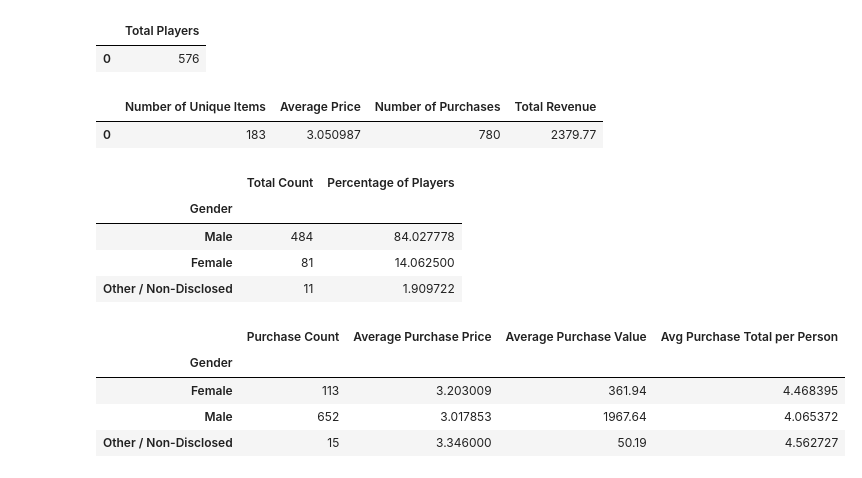
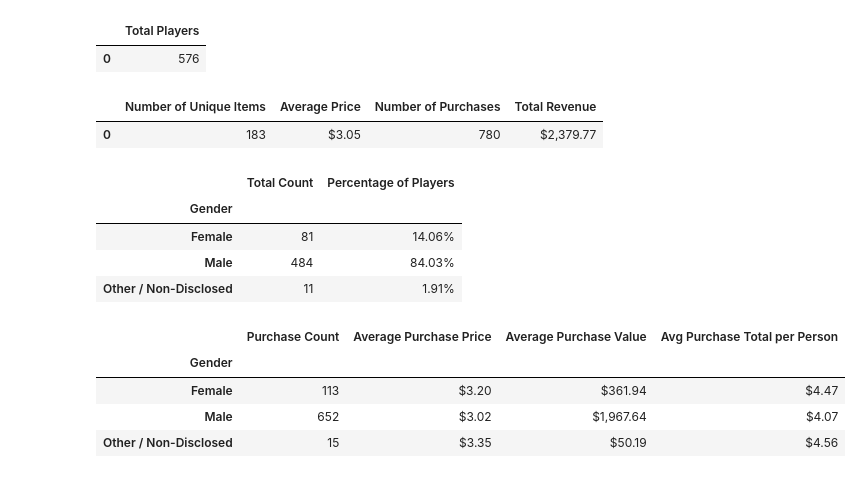
Before and after one commit to ckaady/pandas-challenge, a Jupyter notebook: HeroesOfPymoli/HeroesOfPymoli.ipynb, the cells around one changed output. Cells and saved outputs as stored; diff of their text form; code cells hidden in the pictures.

```diff
--- a/HeroesOfPymoli/HeroesOfPymoli.ipynb
+++ b/HeroesOfPymoli/HeroesOfPymoli.ipynb
@@ -36,7 +36,7 @@ player_count
 |  | Total Players |
 | 0 | 576 |
 # %%
-### Purchasing Analysis
+### PURCHASING ANALYSIS
 
 # Calculate unique items, average price, purchase count, and revenue
 unique_item_count = len((purchase_data_df["Item ID"]).unique())
@@ -50,15 +50,12 @@ purchase_analysis_df = pd.DataFrame({"Number of Unique Items":[unique_item_count
 
 ## RETURN TO THIS STEP
 # currency format: avg price and revenue
-#purchase_analysis_df.style.format({'Average Price' : '{:.2f}'})
-
-# show table
-purchase_analysis_df
+purchase_analysis_df.style.format({'Average Price' : '${:,.2f}', 'Total Revenue' : '${:,.2f}'})
 # %% [output]
 |  | Number of Unique Items | Average Price | Number of Purchases | Total Revenue |
-| 0 | 183 | 3.050987 | 780 | 2379.77 |
+| 0 | 183 | $3.05 | 780 | $2,379.77 |
 # %%
-### Gender Demographics
+### GENDER DEMOGRAPHICS
 
 # group by gender
 gender_stats = purchase_data_df.groupby("Gender")
@@ -67,7 +64,7 @@ gender_stats = purchase_data_df.groupby("Gender")
 gender_totals = gender_stats.nunique()["SN"]
 
 # divide gender count by total players
-player_percent = gender_totals / total_players * 100
+player_percent = gender_totals / total_players
 
 # create gender demo dataframe
 gender_demo = pd.DataFrame({"Total Count": gender_totals, "Percentage of Players": player_percent})
@@ -76,44 +73,43 @@ gender_demo = pd.DataFrame({"Total Count": gender_totals, "Percentage of Players
 gender_demo.sort_values(["Total Count"], ascending = False)
 
 # 2 decimal places for percentage!!
-#gender_demo.style.format("Percentage of Players", "{:.2f%}")
+gender_demo.style.format({'Percentage of Players': '{:,.2%}'.format,})
 # %% [output]
 |  | Total Count | Percentage of Players |
 | Gender |  |  |
-| Male | 484 | 84.027778 |
-| Female | 81 | 14.062500 |
-| Other / Non-Disclosed | 11 | 1.909722 |
+| Female | 81 | 14.06% |
+| Male | 484 | 84.03% |
+| Other / Non-Disclosed | 11 | 1.91% |
 # %%
-### Purchase analysis by gender
+### PURCHASE ANALYSIS BY GENDER
 
 # total purchases by gender
 purchase_count_gender = gender_stats["Purchase ID"].count()
 
 # avg purchase prices by gender
 avg_price_gender = gender_stats["Price"].mean()
 
 # avg purchase total by gender
 avg_total_gender = gender_stats["Price"].sum()
 
 # avg purchase total by gender divided by purchase count (per unique shopper)
 avg_per_shopper = avg_total_gender / gender_totals
 
 # create dataframe with calculated values
 gender_demo = pd.DataFrame({"Purchase Count": purchase_count_gender, "Average Purchase Price": avg_price_gender,
                            "Average Purchase Value": avg_total_gender, "Avg Purchase Total per Person": avg_per_shopper})
 
 # formatting
 # index in top left for gender
 gender_demo.index.name = "Gender"
 
 #format with currency style
-
-# run & show
-gender_demo
+gender_demo.style.format({'Average Purchase Price' : '${:,.2f}', 'Average Purchase Value' : '${:,.2f}',
+                          'Avg Purchase Total per Person' : '${:,.2f}'})
 # %% [output]
 |  | Purchase Count | Average Purchase Price | Average Purchase Value | Avg Purchase Total per Person |
 | Gender |  |  |  |  |
-| Female | 113 | 3.203009 | 361.94 | 4.468395 |
-| Male | 652 | 3.017853 | 1967.64 | 4.065372 |
-| Other / Non-Disclosed | 15 | 3.346000 | 50.19 | 4.562727 |
+| Female | 113 | $3.20 | $361.94 | $4.47 |
+| Male | 652 | $3.02 | $1,967.64 | $4.07 |
+| Other / Non-Disclosed | 15 | $3.35 | $50.19 | $4.56 |
 # %%
```
Also changed, not shown: parts of 6 cells of this notebook.
